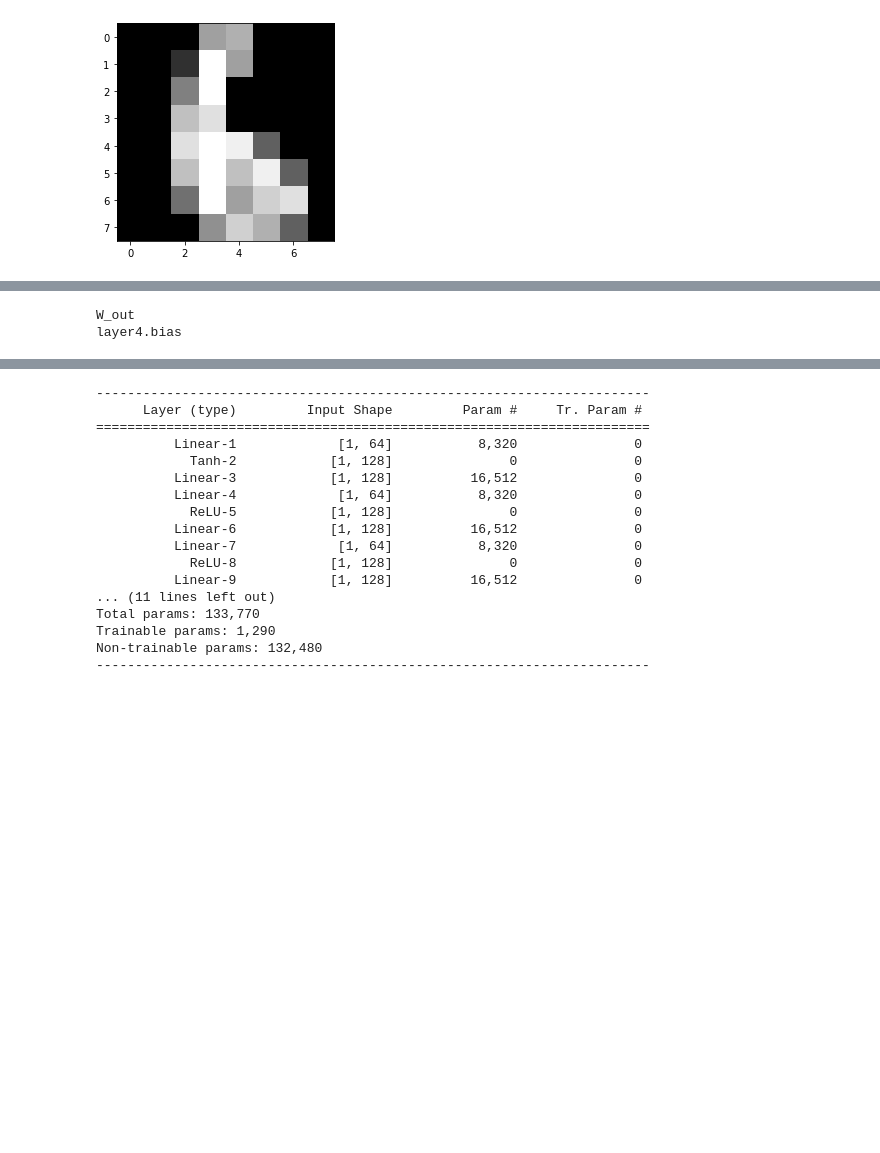
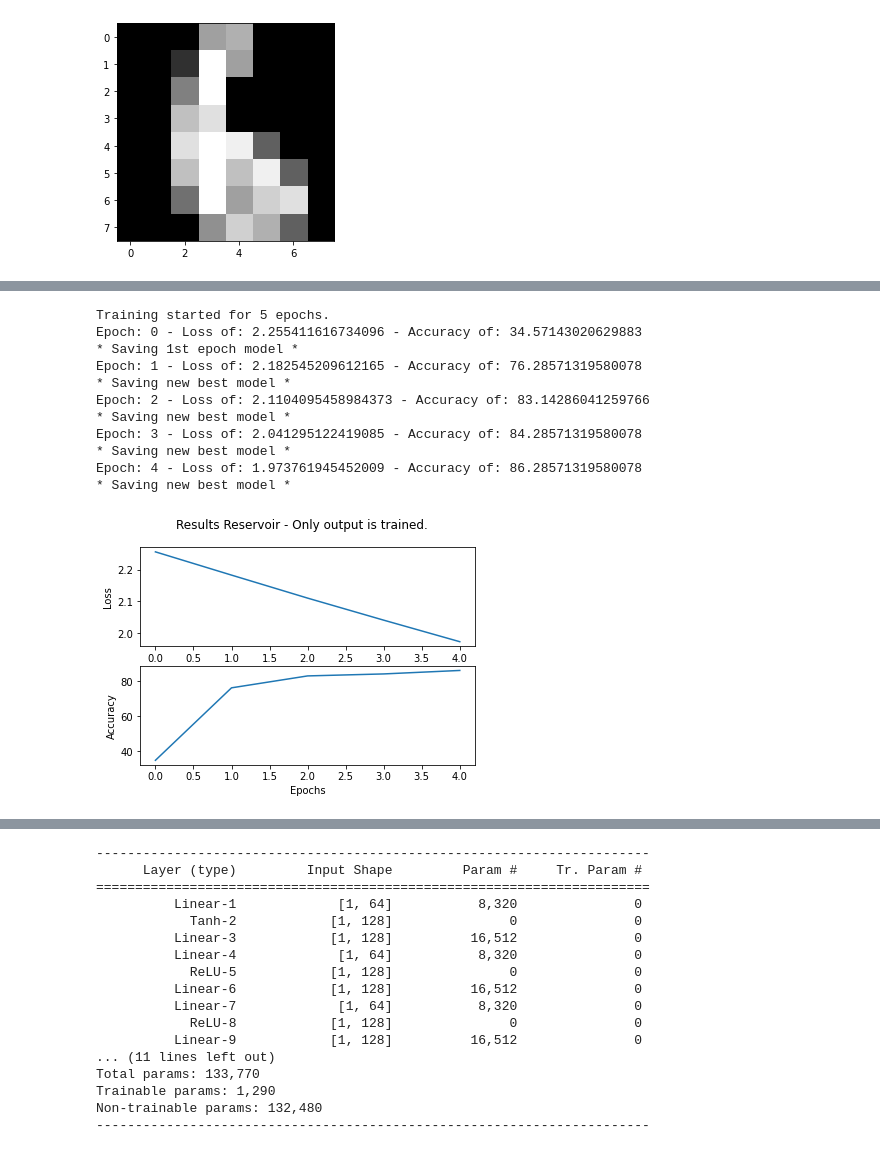
Before and after one commit to wiebetimmers/thesis_project, a Jupyter notebook: main_reservoir.ipynb, the cells around one changed output, grey strips where cells are left out. Drawn from its saved outputs; the diff is of its cells as text; code cells hidden in the pictures; blank space fills up the shorter version.

```diff
--- a/main_reservoir.ipynb
+++ b/main_reservoir.ipynb
@@ -86,6 +154,6 @@ plt.imshow(plottable_image, cmap='gray')
 # %%
 class Reservoir(nn.Module):
-    def __init__(self, input_size, reservoir_size, output_size, T):
+    def __init__(self, input_size, reservoir_size, output_size, T, dataset = None):
         super(Reservoir, self).__init__()
 
         # Activation functions
@@ -100,14 +168,24 @@ class Reservoir(nn.Module):
         self.initWeights(input_size, reservoir_size, output_size)
         self.initLayers(input_size, reservoir_size, output_size)
 
+        # Boolean
+        self.dataset = dataset
+
     def forward(self, input):
 
+        used_input = input
+
+        # Squeeze the used input in 2 dims if we use the MNIST dataset.
+        if self.dataset == 'MNIST':
+            three_d_tensor = used_input.squeeze(1)
+            used_input = three_d_tensor.contiguous().view(three_d_tensor.size()[0], -1)  # 28 * 28 pixels = 784
+
         # Calculate c_0
-        c = self.f_0(self.layer1(input))
+        c = self.f_0(self.layer1(used_input))
 
         for t in range(self.T):
             # c_t =  f_t (W_r * c_t-1 + U * x_t)
-            c = self.f_t(self.layer2(c) + self.layer3(input))
+            c = self.f_t(self.layer2(c) + self.layer3(used_input))
 
         # Calculate y = f_y ( W_out * c_t)
         y = self.f_y(self.layer4(c))
@@ -283,27 +361,32 @@ def training(model, train_loader, val_loader, num_epochs, optimizer, loss_functi
     plot_results(epochs, loss_results, accuracy_results)
 
     return model
+# %%
+input_size_digits = 64  # 8 * 8 pixels
+input_size_mnist = 784  # 28 * 28 pixels
+reservoir_size = 128
+n_labels = 10
+lr_SGD = 0.0001
+momentum_SGD = 0.9
+n_epochs = 5
+max_loss_iter = 10
+batch_size= 50
+T = 5
 # %%
-input_size = 64
-reservoir_size = 128
-n_labels = 10
-lr_SGD = 0.0001
-momentum_SGD = 0.9
-n_epochs = 5
-max_loss_iter = 10
-batch_size= 50
-T = 5
-
-model = Reservoir(input_size, reservoir_size, n_labels, T)
-
-# Using mini-batch gradient descent
-optimizer = optim.SGD([p for p in model.parameters() if p.requires_grad == True], lr=lr_SGD, momentum=momentum_SGD)
+model_digits = Reservoir(input_size_digits, reservoir_size, n_labels, T, dataset = 'Digits')
+optimizer_digits = optim.SGD([p for p in model_digits.parameters() if p.requires_grad == True], lr=lr_SGD, momentum=momentum_SGD)
 loss_function = nn.NLLLoss(reduction='sum') # Mean is also possible.
+trained_model_digits = training(model_digits, train_loader_digits, val_loader_digits, n_epochs, optimizer_digits, loss_function, max_loss_iter)
+# %% [output]
+Training started for 5 epochs.
+Epoch: 0 - Loss of: 2.255411616734096 - Accuracy of: 34.57143020629883
+* Saving 1st epoch model *
+Epoch: 1 - Loss of: 2.182545209612165 - Accuracy of: 76.28571319580078
+* Saving new best model *
+Epoch: 2 - Loss of: 2.1104095458984373 - Accuracy of: 83.14286041259766
+* Saving new best model *
+Epoch: 3 - Loss of: 2.041295122419085 - Accuracy of: 84.28571319580078
+* Saving new best model *
+Epoch: 4 - Loss of: 1.973761945452009 - Accuracy of: 86.28571319580078
+* Saving new best model *
+[figure, added]
-# %%
-# Check all parameters that are trained: should only be W_out!
-for name, param in model.named_parameters():
-    if param.requires_grad:
-        print(name)
-# %% [output]
-W_out
-layer4.bias
```
Also changed, not shown: parts of 11 cells of this notebook, 5 other files.
